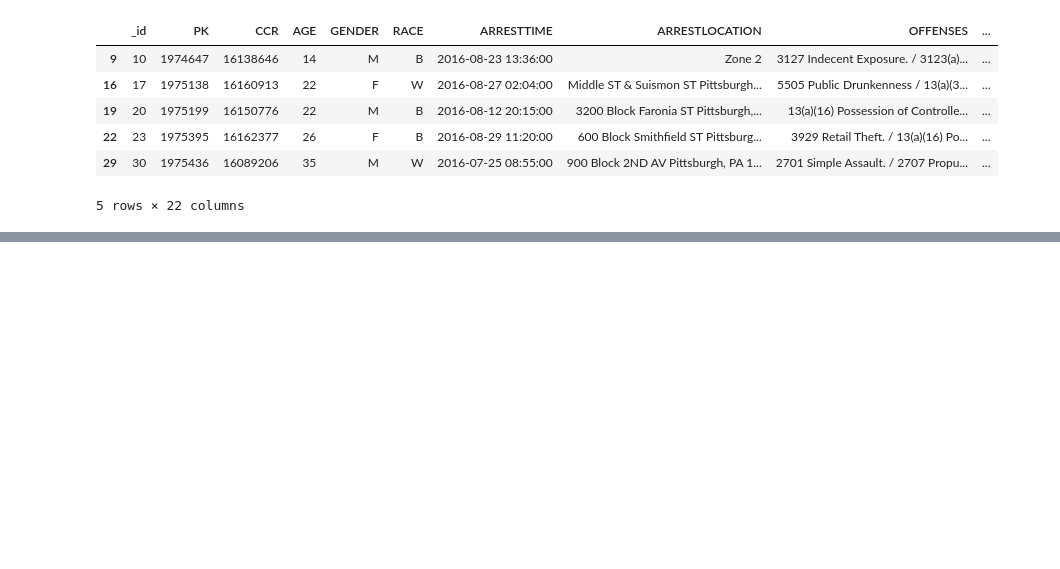
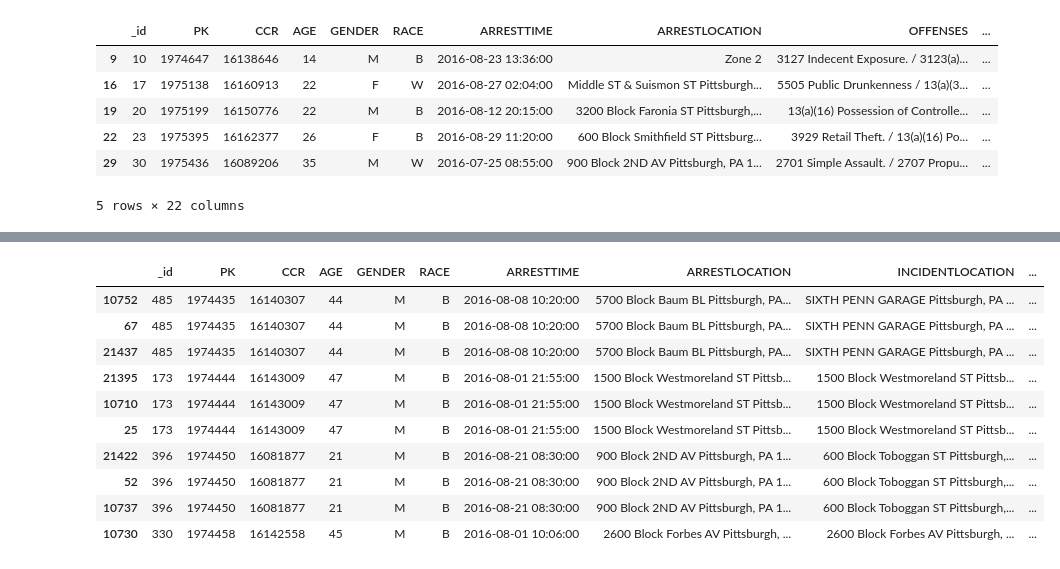
Before and after one commit to trailmarkerlib/policeProjectPythonWorkshop, a Jupyter notebook: grief_to_action_python_workshop_01_10_2024.ipynb, the cells around one changed output, grey strips where cells are left out. Cells and saved outputs as stored; diff of their text form; code cells hidden in the pictures; blank space fills up the shorter version.

```diff
--- a/grief_to_action_python_workshop_01_10_2024.ipynb
+++ b/grief_to_action_python_workshop_01_10_2024.ipynb
@@ -421,0 +746,35 @@ df_3.head()
+# %%
+lf_3 = df_3.melt(id_vars=['_id',
+ 'PK',
+ 'CCR',
+ 'AGE',
+ 'GENDER',
+ 'RACE',
+ 'ARRESTTIME',
+ 'ARRESTLOCATION',
+ 'INCIDENTLOCATION',
+ 'INCIDENTNEIGHBORHOOD',
+ 'INCIDENTZONE',
+ 'INCIDENTTRACT',
+ 'COUNCIL_DISTRICT',
+ 'PUBLIC_WORKS_DIVISION',
+ 'X',
+ 'Y'], value_vars=['offense1',
+ 'offense2',
+ 'offense3']).\
+      sort_values('PK').\
+      copy()
+# %%
+lf_3.head(10)
+# %% [output]
+|  | _id | PK | CCR | AGE | GENDER | RACE | ARRESTTIME | ARRESTLOCATION | INCIDENTLOCATION | ... |
+| 10752 | 485 | 1974435 | 16140307 | 44 | M | B | 2016-08-08 10:20:00 | 5700 Block Baum BL Pittsburgh, PA... | SIXTH PENN GARAGE Pittsburgh, PA ... | ... |
+| 67 | 485 | 1974435 | 16140307 | 44 | M | B | 2016-08-08 10:20:00 | 5700 Block Baum BL Pittsburgh, PA... | SIXTH PENN GARAGE Pittsburgh, PA ... | ... |
+| 21437 | 485 | 1974435 | 16140307 | 44 | M | B | 2016-08-08 10:20:00 | 5700 Block Baum BL Pittsburgh, PA... | SIXTH PENN GARAGE Pittsburgh, PA ... | ... |
+| 21395 | 173 | 1974444 | 16143009 | 47 | M | B | 2016-08-01 21:55:00 | 1500 Block Westmoreland ST Pittsb... | 1500 Block Westmoreland ST Pittsb... | ... |
+| 10710 | 173 | 1974444 | 16143009 | 47 | M | B | 2016-08-01 21:55:00 | 1500 Block Westmoreland ST Pittsb... | 1500 Block Westmoreland ST Pittsb... | ... |
+| 25 | 173 | 1974444 | 16143009 | 47 | M | B | 2016-08-01 21:55:00 | 1500 Block Westmoreland ST Pittsb... | 1500 Block Westmoreland ST Pittsb... | ... |
+| 21422 | 396 | 1974450 | 16081877 | 21 | M | B | 2016-08-21 08:30:00 | 900 Block 2ND AV Pittsburgh, PA 1... | 600 Block Toboggan ST Pittsburgh,... | ... |
+| 52 | 396 | 1974450 | 16081877 | 21 | M | B | 2016-08-21 08:30:00 | 900 Block 2ND AV Pittsburgh, PA 1... | 600 Block Toboggan ST Pittsburgh,... | ... |
+| 10737 | 396 | 1974450 | 16081877 | 21 | M | B | 2016-08-21 08:30:00 | 900 Block 2ND AV Pittsburgh, PA 1... | 600 Block Toboggan ST Pittsburgh,... | ... |
+| 10730 | 330 | 1974458 | 16142558 | 45 | M | B | 2016-08-01 10:06:00 | 2600 Block Forbes AV Pittsburgh, ... | 2600 Block Forbes AV Pittsburgh, ... | ... |
```
Also changed, not shown: parts of 79 cells of this notebook.
